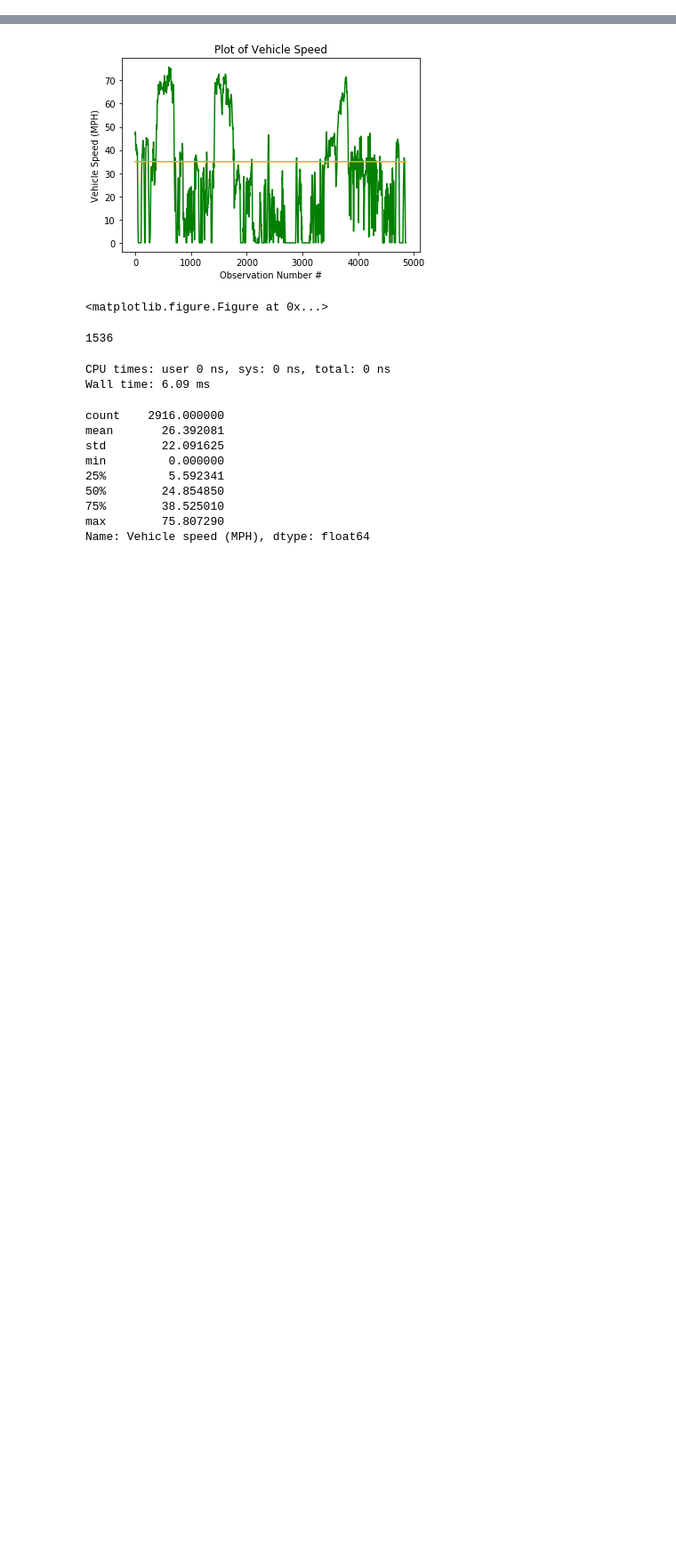
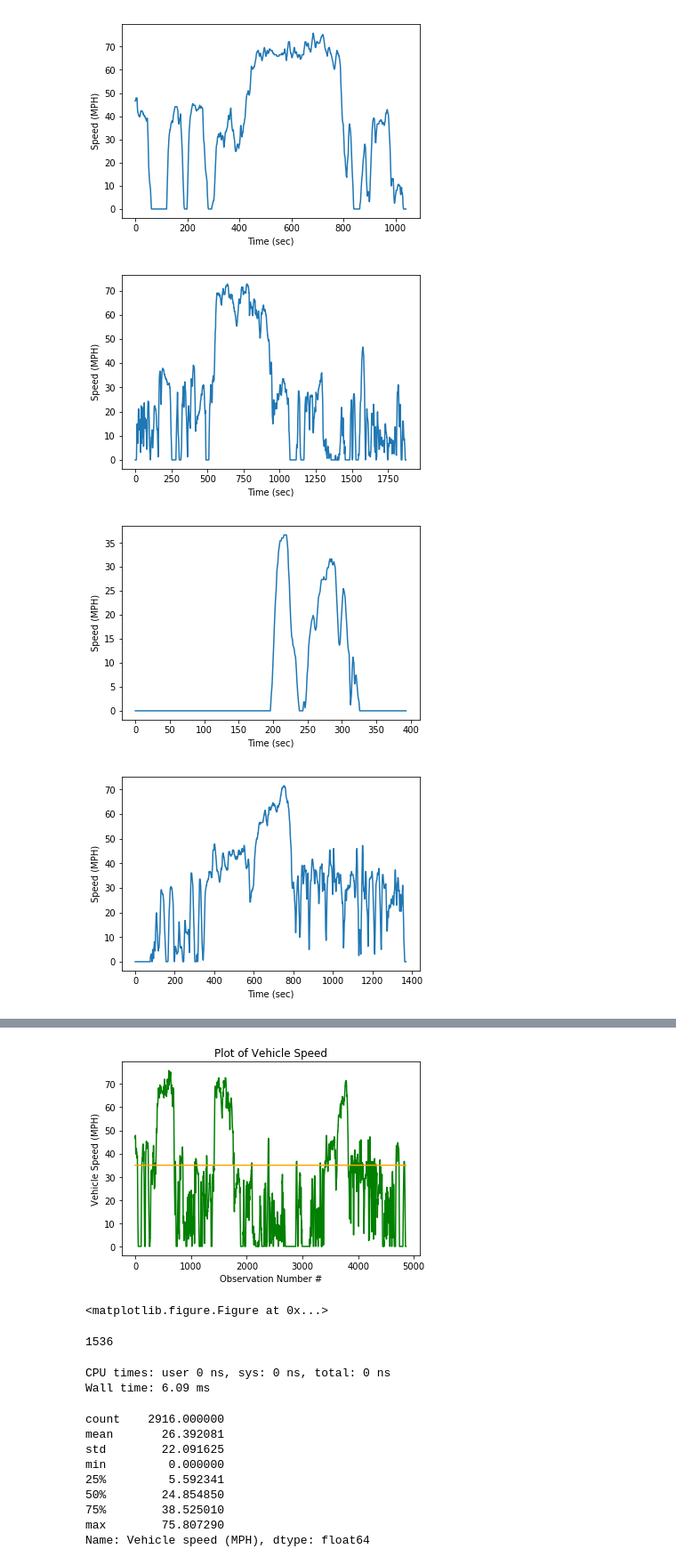
Before and after one commit to ericksiavichay/CS-229A-Final-Project, a Jupyter notebook: modelNotebook.ipynb, the cells around one changed output, grey strips where cells are left out. Shown at 89% size. Drawn from its saved outputs; the diff is of its cells as text; code cells hidden in the pictures; blank space fills up the shorter version.

Commit message:
created merged accel file

```diff
--- a/modelNotebook.ipynb
+++ b/modelNotebook.ipynb
@@ -45,7 +45,7 @@ from sklearn.linear_model import LinearRegression
 # time columns as well.
 # merged all 6 data files with the same features
 # also created function to cap instant fuel economy to 45 mpg if larger than 45
-files = "./data/merged.csv"
+files = "./data/accel-merged.csv"
 
 raw_dataset = pd.read_csv(files, sep=",", skipinitialspace=True)
 dataset = raw_dataset.copy()
@@ -58,0 +55,27 @@ dataset.columns = dataset.columns.str.lstrip()
+# %%
+# TODO:
+# look at speed vs time
+
+file_no_merge = ["./data/{}-Cleaned.csv".format(i) for i in range(1, 7)]
+
+def plot_speed_time(files):
+    raw_dataset = pd.read_csv(files, sep=",", skipinitialspace=True)
+    dataset = raw_dataset.copy()
+
+    time = dataset.pop("Time (sec)")
+    time.tail()
+    speed = dataset.pop("Vehicle speed (MPH)")
+
+
+    plt.xlabel("Time (sec)")
+    plt.ylabel("Speed (MPH)")
+    plt.plot(time, speed)
+    plt.show()
+
+for file in file_no_merge:
+    plot_speed_time(file)
+# %% [output]
+[figure, added]
+[figure, added]
+[figure, added]
+[figure, added]
```
Also changed, not shown: parts of 2 cells of this notebook, 7 other files.
